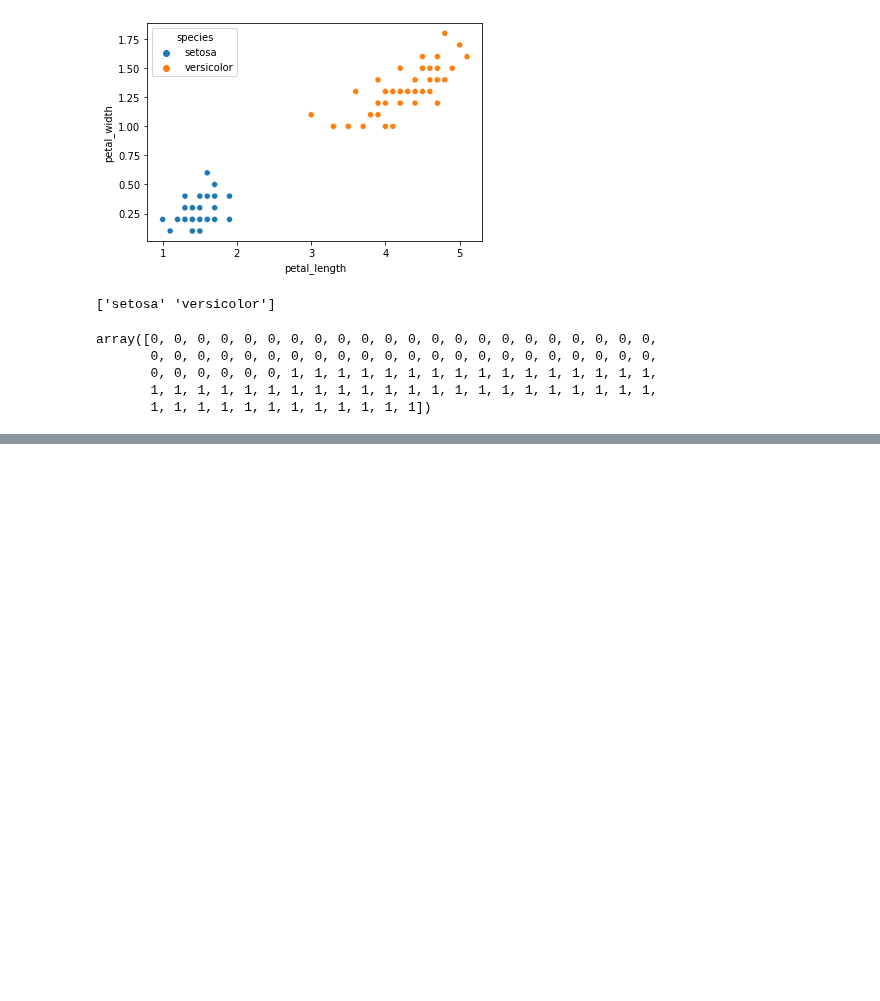
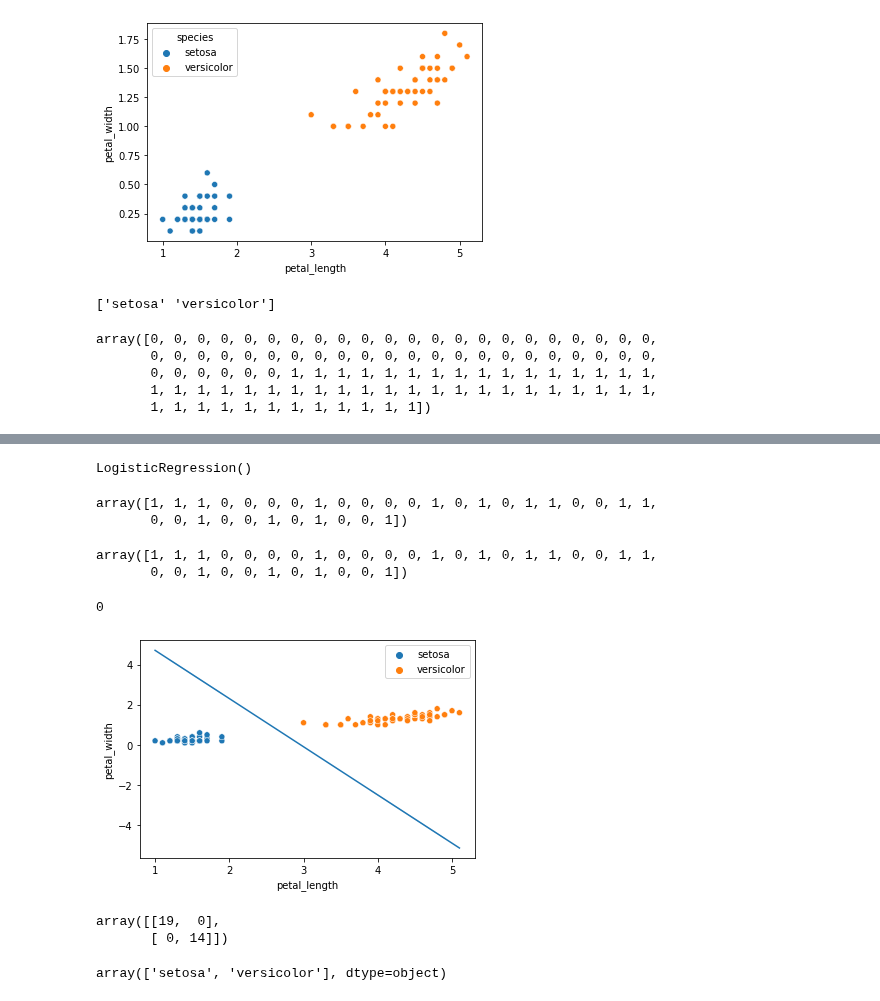
Before and after one commit to santhoshmc/machine-learning, a Jupyter notebook: MachineLearning_Sklearn.ipynb, the cells around one changed output, grey strips where cells are left out. Saved outputs shown, nothing was run; the diff lists cells and outputs as text; code cells hidden in the pictures; blank space fills up the shorter version.

```diff
--- a/MachineLearning_Sklearn.ipynb
+++ b/MachineLearning_Sklearn.ipynb
@@ -106,0 +126,8 @@ array([0, 0, 0, 0, 0, 0, 0, 0, 0, 0, 0, 0, 0, 0, 0, 0, 0, 0, 0, 0, 0, 0,
+# %%
+#initialise the model
+model=LogisticRegression()
+# %%
+#Train the model
+model.fit(X_train,y_train)
+# %% [output]
+LogisticRegression()
@@ -106,0 +137,30 @@ array([0, 0, 0, 0, 0, 0, 0, 0, 0, 0, 0, 0, 0, 0, 0, 0, 0, 0, 0, 0, 0, 0,
+# %%
+y_hat
+# %% [output]
+array([1, 1, 1, 0, 0, 0, 0, 1, 0, 0, 0, 0, 1, 0, 1, 0, 1, 1, 0, 0, 1, 1,
+       0, 0, 1, 0, 0, 1, 0, 1, 0, 0, 1])
+# %%
+y_test
+# %% [output]
+array([1, 1, 1, 0, 0, 0, 0, 1, 0, 0, 0, 0, 1, 0, 1, 0, 1, 1, 0, 0, 1, 1,
+       0, 0, 1, 0, 0, 1, 0, 1, 0, 0, 1])
+# %%
+sum(y_hat!=y_test)
+# %% [output]
+0
+# %%
+def boundary_fn(model):
+  m=-model.coef_[0][0]/model.coef_[0][1]
+  q=-model.intercept_[0]/model.coef_[0][1]
+  decision_boundary_fn=lambda x: m*x+q
+  return decision_boundary_fn
+# %%
+petal_length=reqdf['petal_length']
+# %%
+import matplotlib.pyplot as plt
+sns.scatterplot(data=reqdf, x='petal_length', y='petal_width', hue='species')
+boundary_line=boundary_fn(model)
+sns.lineplot(x=petal_length,y=boundary_line(petal_length))
+plt.show()
+# %% [output]
+[figure, added]
@@ -106,0 +171,5 @@ array([0, 0, 0, 0, 0, 0, 0, 0, 0, 0, 0, 0, 0, 0, 0, 0, 0, 0, 0, 0, 0, 0,
+# %%
+conf_mat
+# %% [output]
+array([[19,  0],
+       [ 0, 14]])
@@ -106,0 +179,4 @@ array([0, 0, 0, 0, 0, 0, 0, 0, 0, 0, 0, 0, 0, 0, 0, 0, 0, 0, 0, 0, 0, 0,
+# %%
+classes
+# %% [output]
+array(['setosa', 'versicolor'], dtype=object)
```
Also changed, not shown: parts of 12 cells of this notebook.
